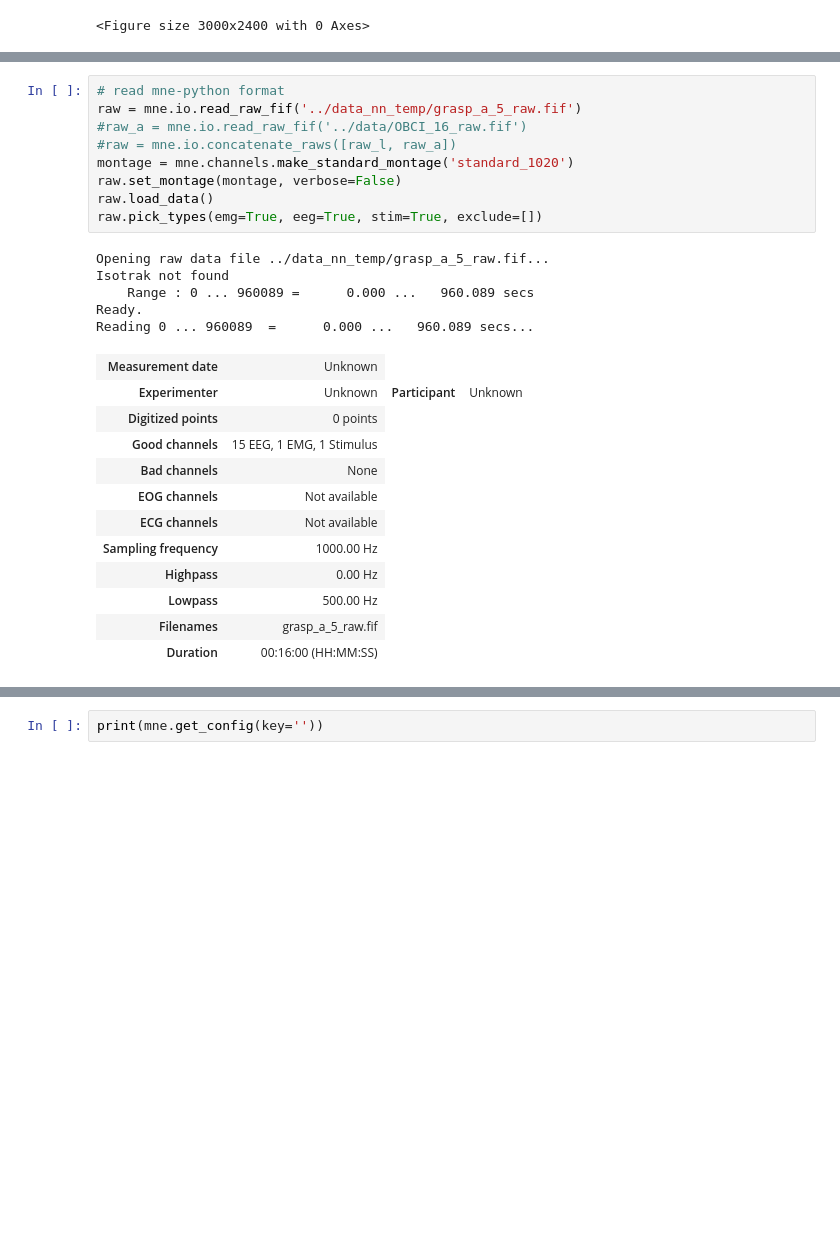
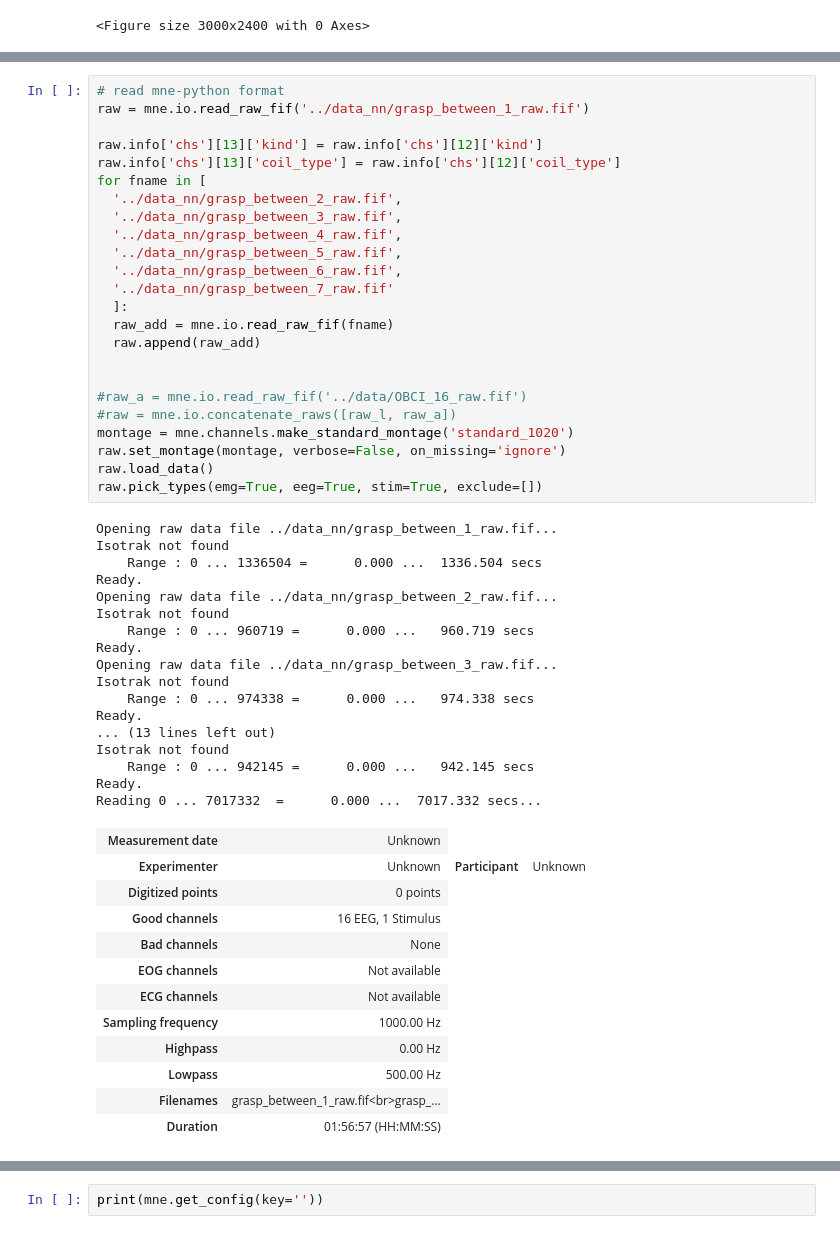
Before and after one commit to zeyus/CogNeuroExam, a Jupyter notebook: src/single_file_analysis_SD_clean4.ipynb, the cells around one changed output, grey strips where cells are left out. Cells and saved outputs as stored; diff of their text form; blank space fills up the shorter version.

```diff
--- a/src/single_file_analysis_SD_clean4.ipynb
+++ b/src/single_file_analysis_SD_clean4.ipynb
@@ -22,28 +22,55 @@ Using matplotlib as 2D backend.
 # %%
 # read mne-python format
-raw = mne.io.read_raw_fif('../data_nn_temp/grasp_a_5_raw.fif')
+raw = mne.io.read_raw_fif('../data_nn/grasp_between_1_raw.fif')
+
+raw.info['chs'][13]['kind'] = raw.info['chs'][12]['kind']
+raw.info['chs'][13]['coil_type'] = raw.info['chs'][12]['coil_type']
+for fname in [
+  '../data_nn/grasp_between_2_raw.fif',
+  '../data_nn/grasp_between_3_raw.fif',
+  '../data_nn/grasp_between_4_raw.fif',
+  '../data_nn/grasp_between_5_raw.fif',
+  '../data_nn/grasp_between_6_raw.fif',
+  '../data_nn/grasp_between_7_raw.fif'
+  ]:
+  raw_add = mne.io.read_raw_fif(fname)
+  raw.append(raw_add)
+
+
 #raw_a = mne.io.read_raw_fif('../data/OBCI_16_raw.fif')
 #raw = mne.io.concatenate_raws([raw_l, raw_a])
 montage = mne.channels.make_standard_montage('standard_1020')
-raw.set_montage(montage, verbose=False)
+raw.set_montage(montage, verbose=False, on_missing='ignore')
 raw.load_data()
 raw.pick_types(emg=True, eeg=True, stim=True, exclude=[])
 # %% [output]
-Opening raw data file ../data_nn_temp/grasp_a_5_raw.fif...
+Opening raw data file ../data_nn/grasp_between_1_raw.fif...
 Isotrak not found
-    Range : 0 ... 960089 =      0.000 ...   960.089 secs
+    Range : 0 ... 1336504 =      0.000 ...  1336.504 secs
 Ready.
-Reading 0 ... 960089  =      0.000 ...   960.089 secs...
+Opening raw data file ../data_nn/grasp_between_2_raw.fif...
+Isotrak not found
+    Range : 0 ... 960719 =      0.000 ...   960.719 secs
+Ready.
+Opening raw data file ../data_nn/grasp_between_3_raw.fif...
+Isotrak not found
+    Range : 0 ... 974338 =      0.000 ...   974.338 secs
+Ready.
+... (13 lines left out)
+Isotrak not found
+    Range : 0 ... 942145 =      0.000 ...   942.145 secs
+Ready.
+Reading 0 ... 7017332  =      0.000 ...  7017.332 secs...
 | Measurement date | Unknown |
 | Experimenter | Unknown | Participant | Unknown |
 | Digitized points | 0 points |
-| Good channels | 15 EEG, 1 EMG, 1 Stimulus |
+| Good channels | 16 EEG, 1 Stimulus |
 | Bad channels | None |
 | EOG channels | Not available |
 | ECG channels | Not available |
 | Sampling frequency | 1000.00 Hz |
 | Highpass | 0.00 Hz |
 | Lowpass | 500.00 Hz |
-| Filenames | grasp_a_5_raw.fif |
-| Duration | 00:16:00 (HH:MM:SS) |
+| Filenames | grasp_between_1_raw.fif<br>grasp_... |
+| Duration | 01:56:57 (HH:MM:SS) |
 # %%
```
Also changed, not shown: parts of 10 cells of this notebook, 7 other files.
